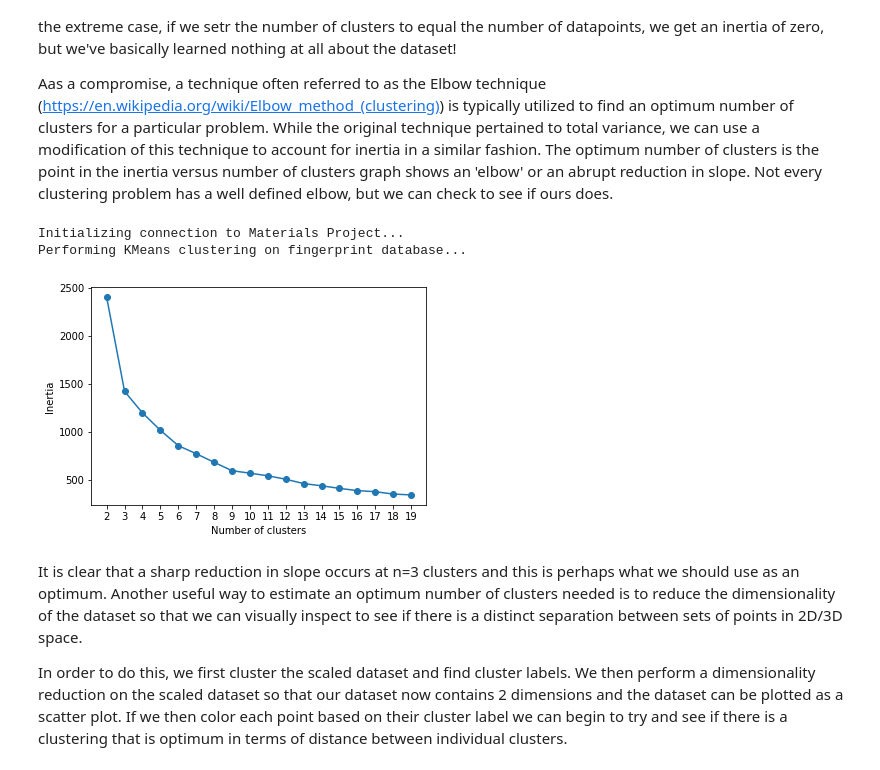
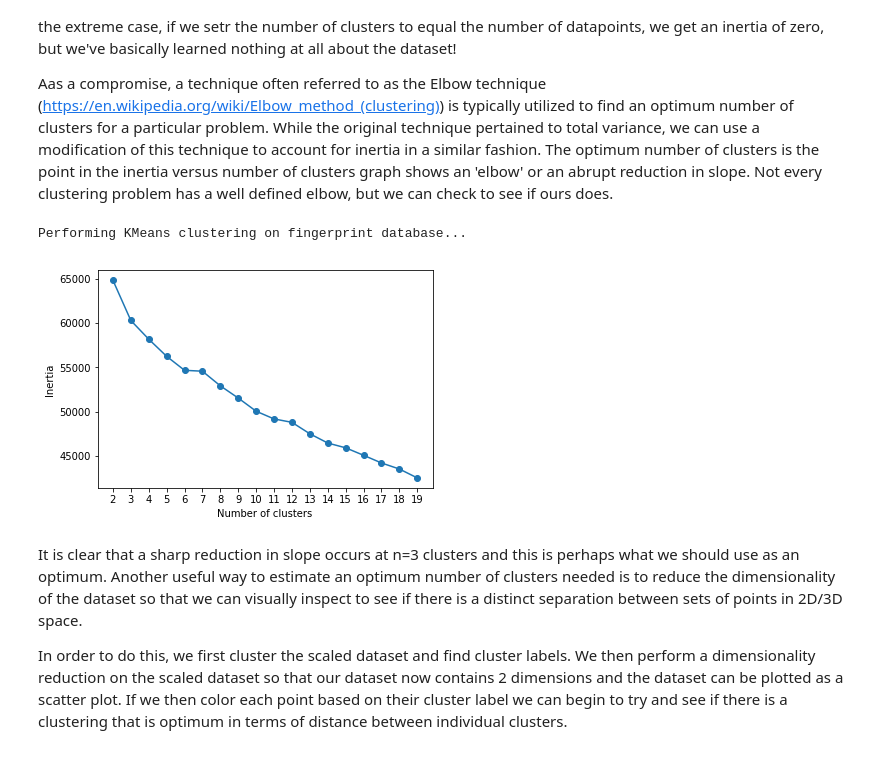
Before and after one commit to g-hegde/material-similarity, a Jupyter notebook: MaterialSimilarity.ipynb, the cells around one changed output. Cells and saved outputs as stored; diff of their text form; code cells hidden in the pictures.

```diff
--- a/MaterialSimilarity.ipynb
+++ b/MaterialSimilarity.ipynb
@@ -161,14 +179,18 @@ def compute_pairwise_distances(material_fingerprint,fingerprints_database,scale=
 
     return distances
 # %%
-def get_fingerprint_db(dbtype):
+def get_fingerprint_db(dbtype,fingerprint_name,stats):
     """
     Create and return a fingerprint database for materials
 
     Keyword Arguments:
-        dbtype - str
+        dbtype: str
             The database type for which closest 'n' materials need to be found.
             Valid types are 'unary', 'binary' and 'ternary' for mono, di and tri-atomic systems.
+        fingerprint_name: str
+            Currently, two types of structural fingerprints are supported - 'CrystalNN' and 'GRDF'
+        stats: tuple
+            All or any of the options among the following, but in tuple format - 'maximum', 'minimum', 'mean', 'std_dev'
 
     Returns:
         fingerprints_db: Pandas DataFrame
@@ -184,7 +206,7 @@ def get_fingerprint_db(dbtype):
 
     print('Creating Site Stats fingerprint object...')
     # Create fingerprint object to compute statistics of fingerprints for all atoms in a structure.
-    ssf = get_ssf_featurizer(fingerprint_name='CrystalNN',stats=('minimum','maximum','mean','std_dev'))
+    ssf = get_ssf_featurizer(fingerprint_name,stats=stats)
 
     print('Creating fingerprint database...')
     # Create a fingerprint database for all materials in the materials database
@@ -239,12 +256,12 @@ def n_closest_materials(material_id,fingerprint_db,n_closest):
 
     return closest_neighbors.head(num_closest)
 # %%
-def kmeans_inertia(fingerprint_db,n_cluster_min,n_cluster_max,random_state=42):
+def kmeans_inertia(fingerprints_db,n_cluster_min,n_cluster_max,random_state=42):
     """
     Groups materials using fingerprints using KNN clustering.
 
     Keyword Arguments:
-        fingerprint_db: Pandas DataFrame
+        fingerprint_db: Pandas DataFrame with all numeric columns
             Database containing fingerprints of materials
         n_cluster_min: int
             Minimum number of clusters to fit and display
@@ -258,7 +275,7 @@ def kmeans_inertia(fingerprint_db,n_cluster_min,n_cluster_max,random_state=42):
     """
 
     # Drop material_id before computing pairwise distances since it is of str type
-    fingerprints_db_no_material_id = fingerprints_db.drop(columns=['material_id'],axis=1)
+    #fingerprints_db_no_material_id = fingerprints_db.drop(columns=['material_id'],axis=1)
 
     # Performing KMeans clustering on the fingerprint database
     print('Performing KMeans clustering on fingerprint database...')
@@ -266,7 +283,7 @@ def kmeans_inertia(fingerprint_db,n_cluster_min,n_cluster_max,random_state=42):
     num_clusters_sweep = list(range(n_cluster_min,n_cluster_max))
     for n_clusters in num_clusters_sweep:
         kmeans_obj = KMeans(n_clusters=n_clusters)
-        kmeans_obj.fit(fingerprints_db_no_material_id)
+        kmeans_obj.fit(fingerprints_db)
         inertia.append(kmeans_obj.inertia_)
 
     plt.plot(num_clusters_sweep,inertia,'o-')
@@ -309,11 +328,11 @@ def scale_fingerprints_database(fingerprints_db,scaler=StandardScaler()):
 
     scaled_fingerprints_db = scaler.fit_transform(fingerprints_db)
 
-    return scaled_fingerprints_db
+    return scaled_fingerprints_db,scaler
 # %% [markdown]
 The first order of business is to create the fingerprint database. For the sake of this article, let's start with elemental materials.
 # %%
-fingerprint_db = get_fingerprint_db('unary') #Create fingerprint DB for elemental materials from the Materials Project
+fingerprint_db = get_fingerprint_db(dbtype='unary',fingerprint_name='GRDF',stats=('mean')) #Create fingerprint DB for elemental materials from the Materials Project
 # %% [output]
 Initializing connection to Materials Project...
 Creating materials database...
@@ -343,19 +361,18 @@ Having scaled all features, we perform KMeans clustering, treating the number of
 Aas a compromise, a technique often referred to as the Elbow technique (https://en.wikipedia.org/wiki/Elbow_method_(clustering)) is typically utilized to find an optimum number of clusters for a particular problem. While the original technique pertained to total variance, we can use a modification of this technique to account for inertia in a similar fashion. The optimum number of clusters is the point in the inertia versus number of clusters graph shows an 'elbow' or an abrupt reduction in slope. Not every clustering problem has a well defined elbow, but we can check to see if ours does.
 # %%
 # Drop material_id from the db before performing scaling
-fingerprint_db_no_material_id = fingerprint_db.drop(columns=['material_id'],axis=1)
+fingerprint_db_numeric = fingerprint_db.drop(columns=['material_id','pretty_formula','spacegroup'],axis=1)
 
 # Perform scaling
-scaled_fingerprints_database = scale_fingerprints_database(fingerprint_db_no_material_id)
+scaled_fingerprints_database, scaler = scale_fingerprints_database(fingerprints_db=fingerprint_db_numeric)
 
 kmeans_inertia(scaled_fingerprints_database,
                n_cluster_min=2,
                n_cluster_max=20,
-               random_state=4222)
+               random_state=42)
 # %% [output]
-Initializing connection to Materials Project...
 Performing KMeans clustering on fingerprint database...
-[figure, old version]
+[figure, new version]
 # %% [markdown]
 It is clear that a sharp reduction in slope occurs at n=3 clusters and this is perhaps what we should use as an optimum.
 Another useful way to estimate an optimum number of clusters needed is to reduce the dimensionality of the dataset so that we can visually inspect to see if there is a distinct separation between sets of points in 2D/3D space.
```
Also changed, not shown: parts of 10 cells of this notebook.
